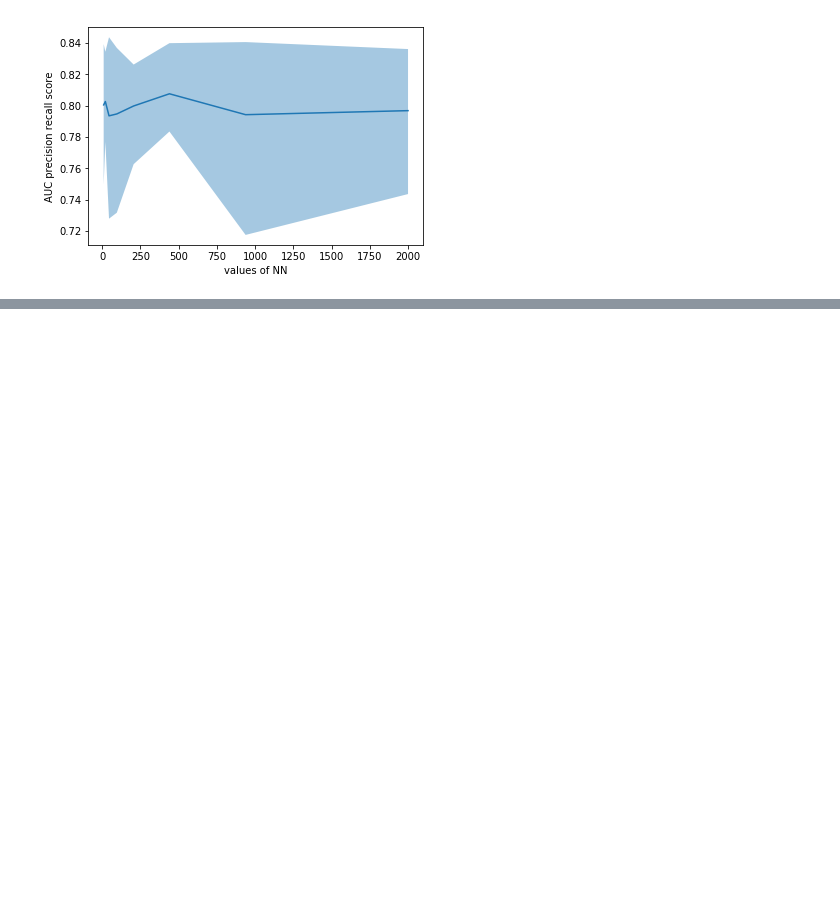
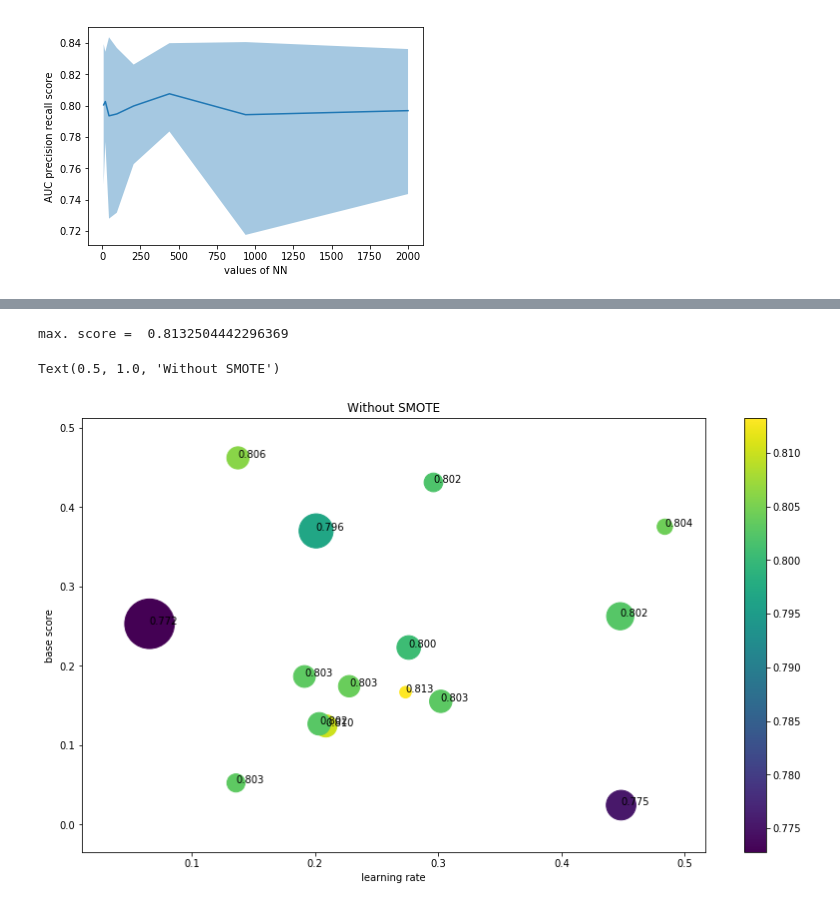
Before and after one commit to Jllamoza/FRAUD_DETECTION, a Jupyter notebook: Fraud_detection.ipynb, the cells around one changed output, grey strips where cells are left out. Saved outputs shown, nothing was run; the diff lists cells and outputs as text; code cells hidden in the pictures; blank space fills up the shorter version.

```diff
--- a/Fraud_detection.ipynb
+++ b/Fraud_detection.ipynb
@@ -325,0 +382,8 @@ Text(0, 0.5, 'AUC precision recall score')
+# %%
+AUC_C_ = []
+for C in CC:
+    model = XGBClassifier(  max_depth = 7, learning_rate =  C[0], n_estimators = 100, n_jobs=8 , base_score =  C[1])
+    auc_cros = cross_val_method(X,y, model , nsplit = 4)
+    AUC_C_.append(auc_cros )
+    print('learning_rate = ', C[0], ', base_score = ', C[1])
+    print(auc_cros , ', MEAN = ', auc_cros.mean(), ', STD = ' , auc_cros.std() )
@@ -325,0 +408,18 @@ Text(0, 0.5, 'AUC precision recall score')
+# %%
+Cm_= np.mean(AUC_C_, axis = 1)
+Cstd_ = np.std(AUC_C_, axis = 1)
+Cmin_ = np.min(AUC_C_, axis = 1)
+Cmax_ = np.max(AUC_C_, axis = 1)
+print('max. score = ' , Cm_.max())
+plt.figure(figsize = (14,8))
+plt.scatter(CC[:,0], CC[:,1],s = (Cstd_*1000)**2 ,  c = Cm_ , cmap = 'viridis') , plt.colorbar()
+for i, txt in enumerate(Cm_):
+    plt.annotate(str(txt)[0:5],  ( CC[i,0], CC[i,1]) )
+
+plt.xlabel('learning rate')
+plt.ylabel('base score')
+plt.title('Without SMOTE')
+# %% [output]
+max. score =  0.8132504442296369
+Text(0.5, 1.0, 'Without SMOTE')
+[figure, added]
```
Also changed, not shown: parts of 22 cells of this notebook.
